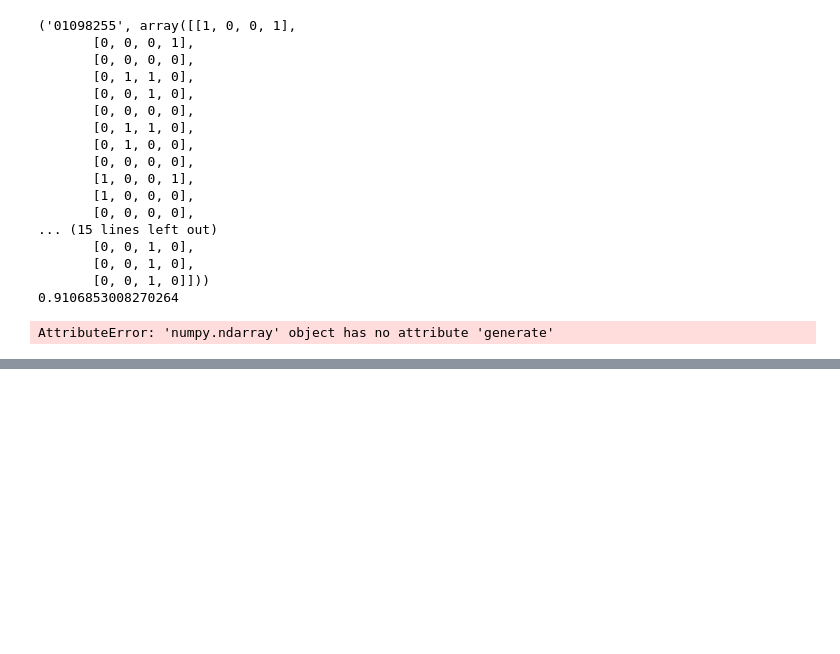
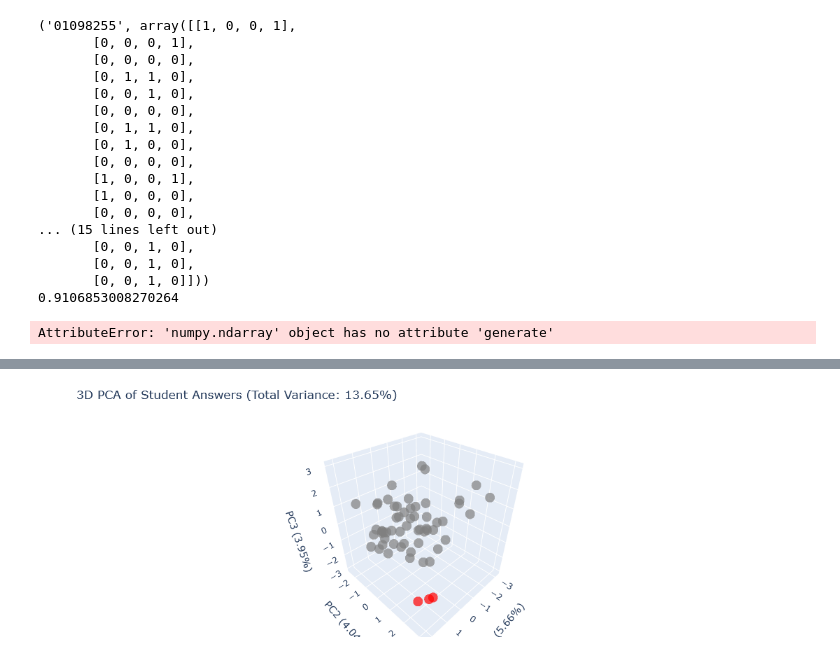
Before and after one commit to mgama1/Edvanced, a Jupyter notebook: Edvanced.ipynb, the cells around one changed output, grey strips where cells are left out. Cells and saved outputs as stored; diff of their text form; code cells hidden in the pictures; blank space fills up the shorter version.

```diff
--- a/Edvanced.ipynb
+++ b/Edvanced.ipynb
@@ -328,10 +256,0 @@ np.random.shuffle(students)  # So you don’t know who cheated 😉
-# %%
-import numpy as np
-import matplotlib.pyplot as plt
-
-# Calculate pairwise Hamming distances
-distances = []
-for i in range(num_students):
-    for j in range(i+1, num_students):
-        dist = np.sum(students[i] ^ students[j]) / students[i].size  # Normalized Hamming distance
-        distances.append(dist)
@@ -402,0 +322,82 @@ plt.show()
+# %%
+colors=[]
+for L in labels:
+    if L==0:
+        colors.append('red')
+    elif L==1:
+        colors.append('blue')
+    else:
+        colors.append('gray')
+# %%
+# Apply PCA
+pca = PCA(n_components=3)
+X_pca = pca.fit_transform(X)
+
+# Calculate the explained variance
+explained_variance = pca.explained_variance_ratio_
+total_variance = sum(explained_variance)
+
+student_ids = [f"Student {i+1}" for i in range(num_students + num_cheaters)]
+
+
+# Convert to DataFrame for plotly
+df = pd.DataFrame({
+    'PC1': X_pca[:, 0],
+    'PC2': X_pca[:, 1],
+    'PC3': X_pca[:, 2],
+    'Student_ID': student_ids,
+    'Score': scores,
+    'Color': colors
+})
+
+# Create interactive 3D plot with Plotly
+fig = go.Figure()
+
+# Add all students as scatter points
+fig.add_trace(go.Scatter3d(
+    x=df['PC1'],
+    y=df['PC2'],
+    z=df['PC3'],
+    mode='markers',
+    marker=dict(
+        size=8,
+        color=df['Color'],
+        opacity=0.7
+    ),
+    text=df['Student_ID'],
+    hovertemplate=
+    '<b>%{text}</b><br>' +
+    'Score: %{customdata[0]}<br>' +
+    'PC1: %{x:.2f}<br>' +
+    'PC2: %{y:.2f}<br>' +
+    'PC3: %{z:.2f}',
+    customdata=np.stack((df['Score'],), axis=-1)
+))
+
+# Update the layout
+fig.update_layout(
+    title=f'3D PCA of Student Answers (Total Variance: {total_variance:.2%})',
+    scene=dict(
+        xaxis_title=f'PC1 ({explained_variance[0]:.2%})',
+        yaxis_title=f'PC2 ({explained_variance[1]:.2%})',
+        zaxis_title=f'PC3 ({explained_variance[2]:.2%})',
+    ),
+    font=dict(size=12),
+    margin=dict(l=0, r=0, b=0, t=40),
+    showlegend=False
+)
+
+# Show the figure
+fig.show()
+
+# Print variance explained
+print("Variance explained by each principal component:")
+for i, var in enumerate(explained_variance):
+    print(f"PC{i+1}: {var:.2%}")
+print(f"Total variance explained by first 3 PCs: {total_variance:.2%}")
+
+# For environments that can't display interactive plotly plots,
+# save as HTML file that can be opened in any browser
+#fig.write_html("pca_visualization_3d.html")
+# %% [output]
+[figure, added]
```
Also changed, not shown: parts of 9 cells of this notebook.
